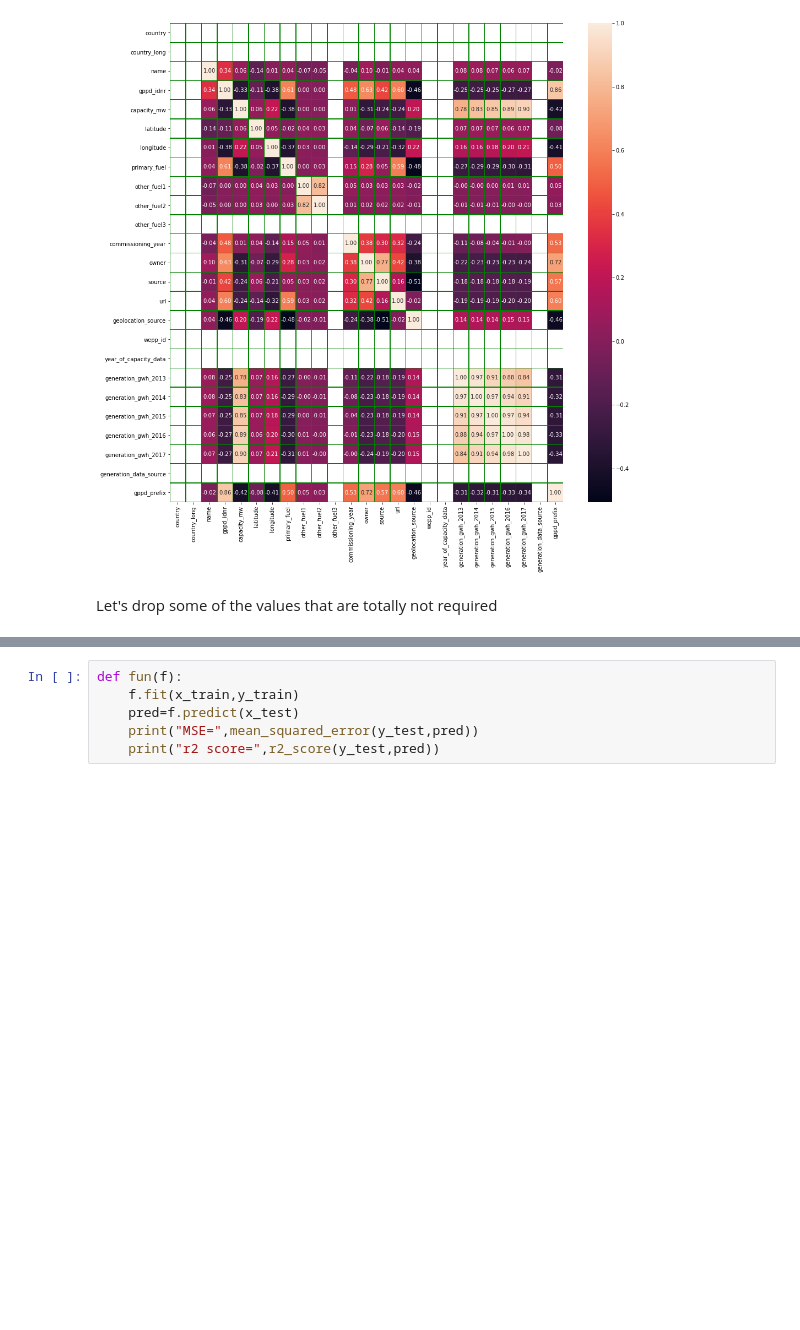
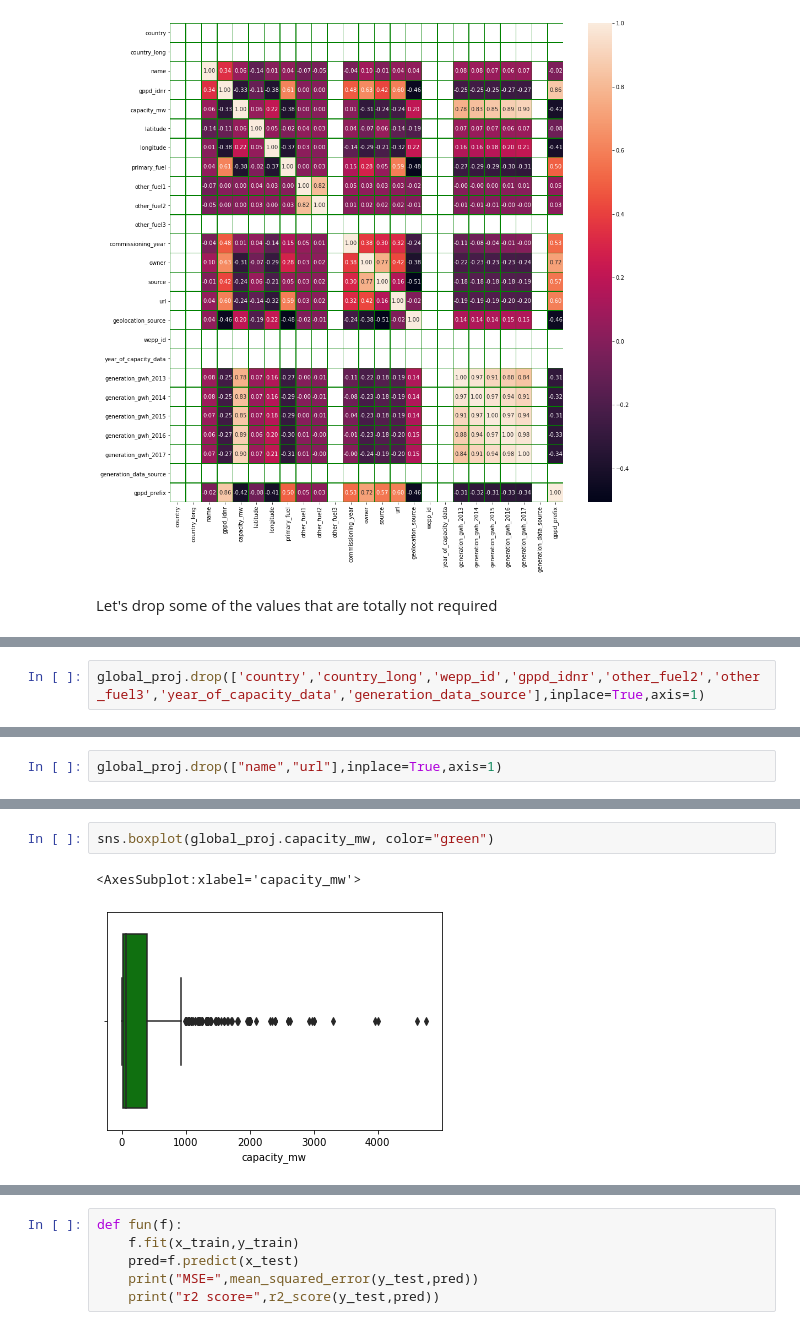
Before and after one commit to SudhanshuKumar19/Projects-, a Jupyter notebook: Evaluation Project 4 - Global Power Plant Database.ipynb, the cells around one changed output, grey strips where cells are left out. Cells and saved outputs as stored; diff of their text form; blank space fills up the shorter version.

```diff
--- a/Evaluation Project 4 - Global Power Plant Database.ipynb
+++ b/Evaluation Project 4 - Global Power Plant Database.ipynb
@@ -789,0 +599,2 @@ At random state 999 max_r2 is 0.9999970657717817
+# %%
+global_proj.drop(['country','country_long','wepp_id','gppd_idnr','other_fuel2','other_fuel3','year_of_capacity_data','generation_data_source'],inplace=True,axis=1)
@@ -789,0 +617,2 @@ At random state 999 max_r2 is 0.9999970657717817
+# %%
+global_proj.drop(["name","url"],inplace=True,axis=1)
@@ -789,0 +645,5 @@ At random state 999 max_r2 is 0.9999970657717817
+# %%
+sns.boxplot(global_proj.capacity_mw, color="green")
+# %% [output]
+<AxesSubplot:xlabel='capacity_mw'>
+[figure, added]
```
Also changed, not shown: parts of 63 cells of this notebook.
